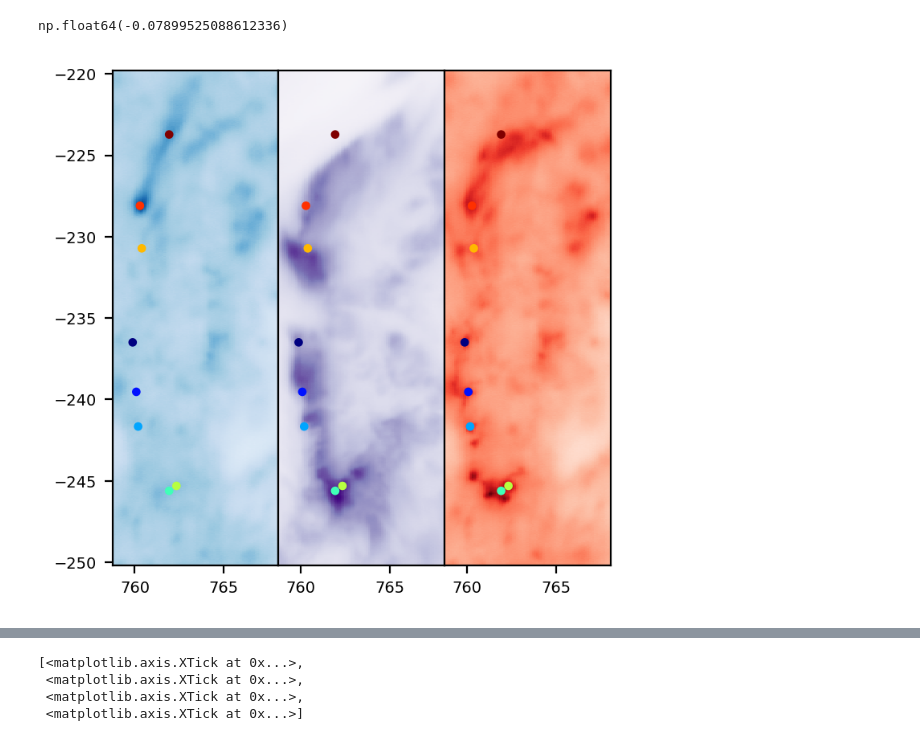
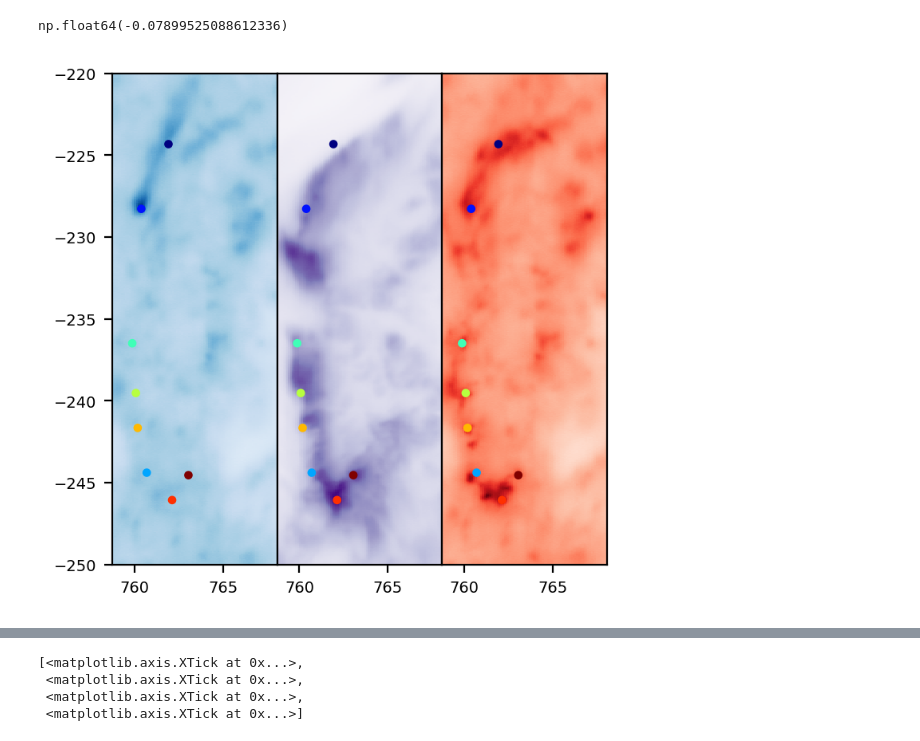
Before and after one commit to coletamburri2112/Flare_Patrol_Analysis, a Jupyter notebook: NOTEBOOKS/11_Aug_2024_Flare_Paper_Plots/pixel_timeseries.ipynb, the cells around one changed output, grey strips where cells are left out. Saved outputs shown, nothing was run; the diff lists cells and outputs as text; code cells hidden in the pictures.

```diff
--- a/NOTEBOOKS/11_Aug_2024_Flare_Paper_Plots/pixel_timeseries.ipynb
+++ b/NOTEBOOKS/11_Aug_2024_Flare_Paper_Plots/pixel_timeseries.ipynb
@@ -11,12 +11,12 @@ def find_nearest(array, value):
 # %%
 file_caII = '/Volumes/ViSP_External/CaII_11Aug2024_Cclass_newcalib.npz'
 file_hbeta = '/Volumes/ViSP_External/Hbeta_11Aug2024_Cclass_newcalib.npz'
-ViSPcoords = '/Users/coletamburri/Desktop/ViSPcoords_newcalib.npz'
+ViSPcoords = '/Users/coletamburri/Desktop/DKIST_Flares/11_Aug_2024_Cclass_Flare/Processed_ViSP_VBI_11Aug2024/ViSPcoords_newcalib.npz'
 
 
-hbeta_low =353
+hbeta_low =370
 hbeta_core = 470
-hbeta_high = 640
+hbeta_high = 570
 
 caII_low = 480 #570 for first calibration pre March 6
 caII_core = 565
@@ -60,39 +85,59 @@ bestseeinghbeta_blue = flare_arr_hbeta[148:239,hbeta_low,:]
 wave_caII[caII_low]-396.85
 # %% [output]
 np.float64(-0.07899525088612336)
+# %%
+ls = np.flip([49,58,77,78,80,72,75,60])
+ms= np.flip([1315,1365,1220,1150,1050,1310,780,650])
+
+x_select = []
+y_select = []
+for i in range(len(ls)):
+    x_select.append(xarr_caII[ls[i]])
+    y_select.append(yarr_caII[ms[i]])
+
+#convert these spatial coordinates to coordinates in the other frame
+x_other_inds = []
+y_other_inds = []
+
+for i in range(len(x_select)):
+    indsx,valx = find_nearest(xarr_hbeta,x_select[i])
+    indsy,valy = find_nearest(yarr_hbeta,y_select[i])
+
+    x_other_inds.append(indsx)
+    y_other_inds.append(indsy)
 # %%
 n_points = 8
 colors = plt.cm.jet(np.linspace(0,1,n_points))
 #region A, region B, region C, Region D1, region D2, region Asymm, region Asymm with red,  region Bkern, region Bblue, region Binit
-xsel = [xarr_caII[80],xarr_caII[78],xarr_caII[77],xarr_caII[60],xarr_caII[56],xarr_caII[75],xarr_caII[76],xarr_caII[60]]
-ysel = [yarr_caII[1050],yarr_caII[1150],yarr_caII[1220],yarr_caII[1350],yarr_caII[1340],yarr_caII[860],yarr_caII[774],yarr_caII[630]]
+xsel = xarr_caII[ls]
+ysel = yarr_caII[ms]
 
 fig,ax=plt.subplots(1,3,figsize=(4,4),dpi=200)
 ax.flatten()[0].pcolormesh(xarr_caII,yarr_caII,np.transpose(bestseeingcaII_blue),cmap='Blues')
 
 ax.flatten()[0].scatter(xsel,ysel,8,color=colors)
-ax.flatten()[0].set_ylim([yarr_caII[1500],yarr_caII[500]])
+ax.flatten()[0].set_ylim([-250,-220])
 
 ax.flatten()[1].pcolormesh(xarr_caII,yarr_caII,np.transpose(bestseeingcaII_core),cmap='Purples')
-ax.flatten()[1].set_ylim([yarr_caII[1500],yarr_caII[500]])
+ax.flatten()[1].set_ylim([-250,-220])
 
 ax.flatten()[1].scatter(xsel,ysel,8,color=colors)
 ax.flatten()[1].set_yticks([])
 
 ax.flatten()[2].pcolormesh(xarr_caII,yarr_caII,np.transpose(bestseeingcaII_red),cmap='Reds')
-ax.flatten()[2].set_ylim([yarr_caII[1500],yarr_caII[500]])
+ax.flatten()[2].set_ylim([-250,-220])
 
 ax.flatten()[2].scatter(xsel,ysel,8,color=colors)
 ax.flatten()[2].set_yticks([])
 
 ax.flatten()[0].tick_params(axis='x', labelsize=7)
 ax.flatten()[1].tick_params(axis='x', labelsize=7)
 ax.flatten()[2].tick_params(axis='x', labelsize=7)
 
 ax.flatten()[0].tick_params(axis='y', labelsize=7)
 
 
 
 fig.subplots_adjust(wspace=0)
 # %% [output]
-[figure, old version]
+[figure, new version]
```
Also changed, not shown: parts of 31 cells of this notebook, 1 other file.
